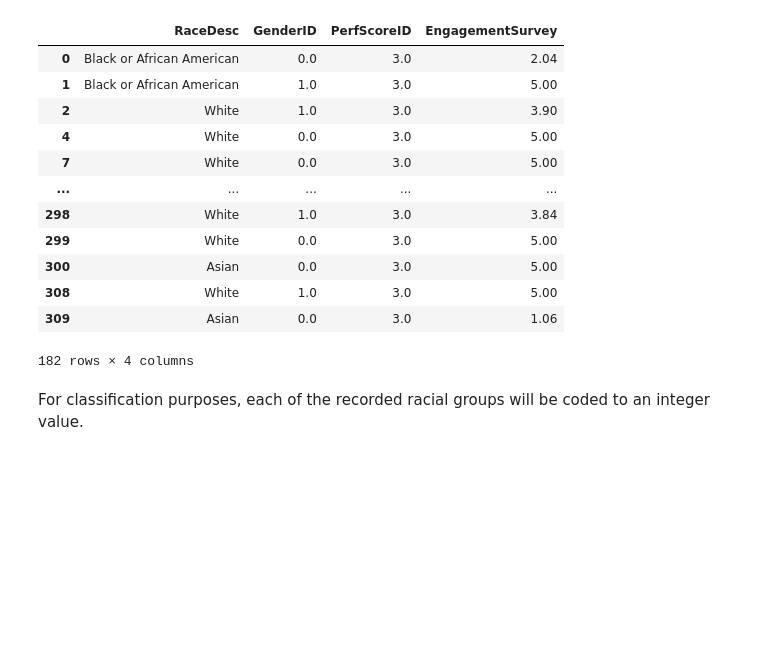
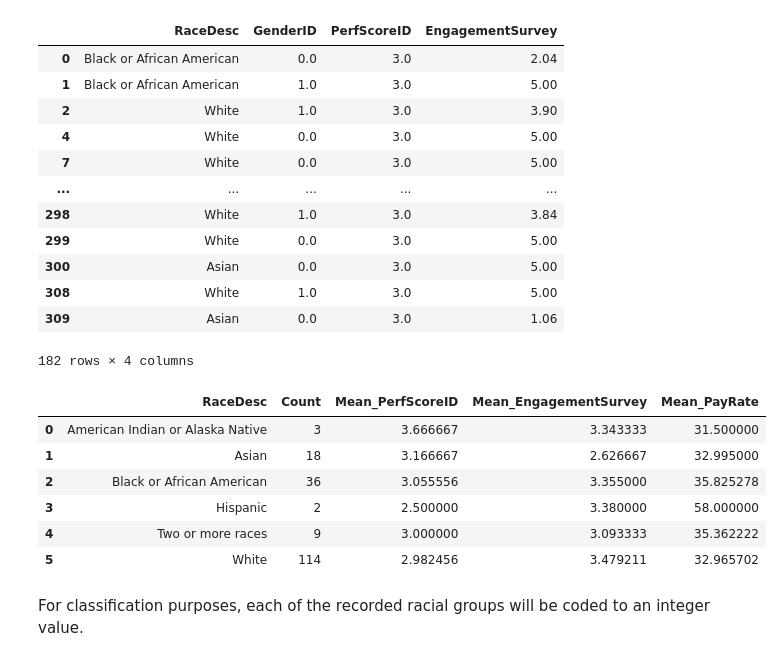
Before and after one commit to GMU-MinorityReport/CS484, a Jupyter notebook: code/The_Minority_Report.ipynb, the cells around one changed output. Saved outputs shown, nothing was run; the diff lists cells and outputs as text; code cells hidden in the pictures; blank space fills up the shorter version.

Commit message:
Actually adding in the summarization and mean values relateive to race for Yearly Performance scores, engagement survey scores, and pay rate.

```diff
--- a/code/The_Minority_Report.ipynb
+++ b/code/The_Minority_Report.ipynb
@@ -123,6 +123,17 @@ display(df[relevant_info])
 | 308 | White | 1.0 | 3.0 | 5.00 |
 | 309 | Asian | 0.0 | 3.0 | 1.06 |
 182 rows × 4 columns
+# %%
+relevant_info = ['RaceDesc','PerfScoreID','EngagementSurvey','PayRate']
+display(df[relevant_info].groupby("RaceDesc").agg(Count=('PerfScoreID', 'count'),Mean_PerfScoreID=('PerfScoreID', 'mean'), Mean_EngagementSurvey=('EngagementSurvey', 'mean'), Mean_PayRate=('PayRate', 'mean')).reset_index())
+# %% [output]
+|  | RaceDesc | Count | Mean_PerfScoreID | Mean_EngagementSurvey | Mean_PayRate |
+| 0 | American Indian or Alaska Native | 3 | 3.666667 | 3.343333 | 31.500000 |
+| 1 | Asian | 18 | 3.166667 | 2.626667 | 32.995000 |
+| 2 | Black or African American | 36 | 3.055556 | 3.355000 | 35.825278 |
+| 3 | Hispanic | 2 | 2.500000 | 3.380000 | 58.000000 |
+| 4 | Two or more races | 9 | 3.000000 | 3.093333 | 35.362222 |
+| 5 | White | 114 | 2.982456 | 3.479211 | 32.965702 |
 # %% [markdown]
 For classification purposes, each of the recorded racial groups will be coded to an integer value.
 # %%
```
